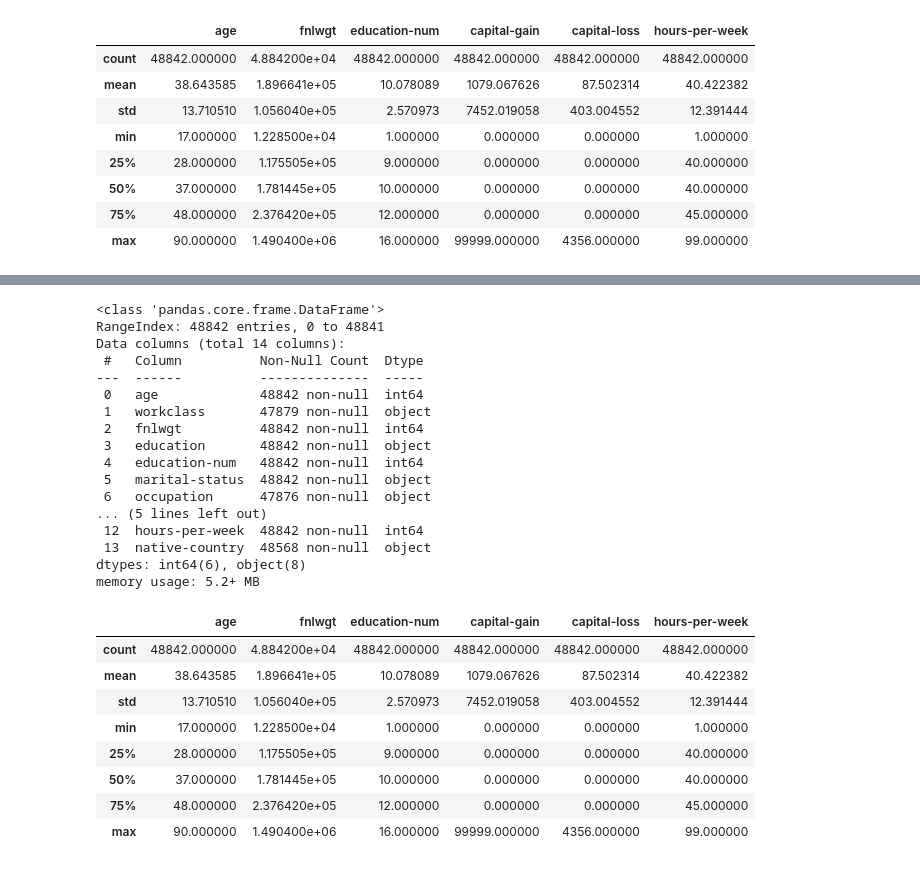
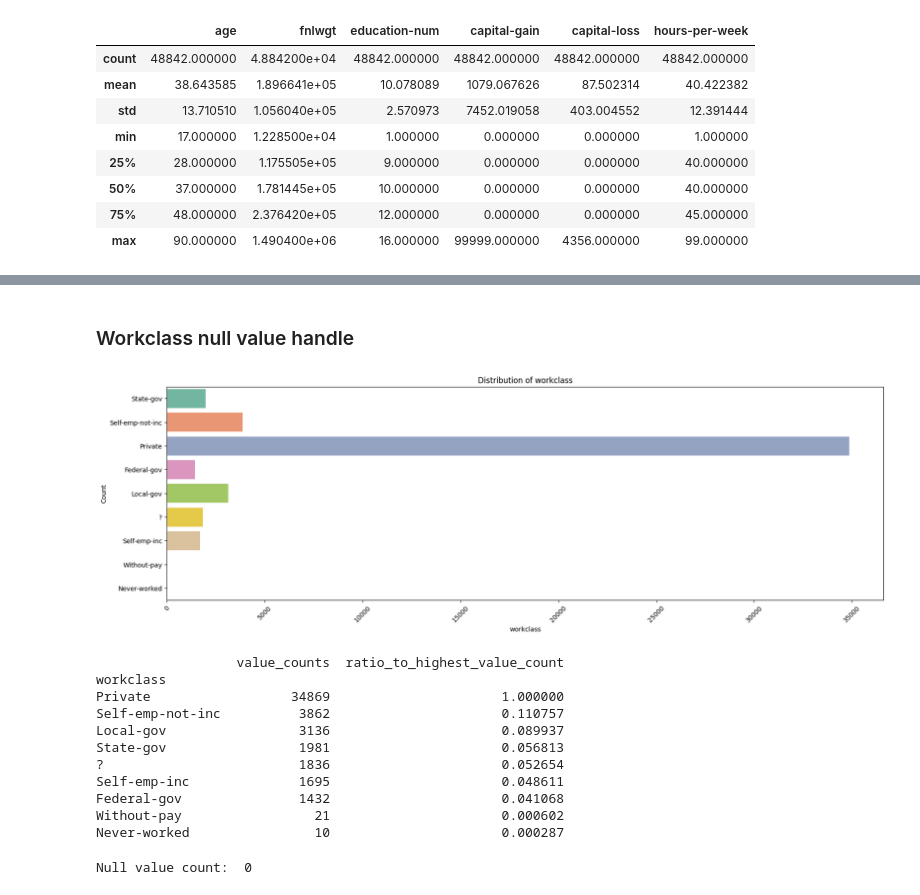
Before and after one commit to JanakaDilshanSendnayake/ML-Coursework, a Jupyter notebook: Data Preprocessing.ipynb, the cells around one changed output, grey strips where cells are left out. Saved outputs shown, nothing was run; the diff lists cells and outputs as text; code cells hidden in the pictures.

```diff
--- a/Data Preprocessing.ipynb
+++ b/Data Preprocessing.ipynb
@@ -113,32 +134,44 @@ Index(['age', 'workclass', 'fnlwgt', 'education', 'education-num',
-# %%
-X.info()
-# %% [output]
-<class 'pandas.core.frame.DataFrame'>
-RangeIndex: 48842 entries, 0 to 48841
-Data columns (total 14 columns):
- #   Column          Non-Null Count  Dtype
----  ------          --------------  -----
- 0   age             48842 non-null  int64
- 1   workclass       47879 non-null  object
- 2   fnlwgt          48842 non-null  int64
- 3   education       48842 non-null  object
- 4   education-num   48842 non-null  int64
- 5   marital-status  48842 non-null  object
- 6   occupation      47876 non-null  object
-... (5 lines left out)
- 12  hours-per-week  48842 non-null  int64
- 13  native-country  48568 non-null  object
-dtypes: int64(6), object(8)
-memory usage: 5.2+ MB
-# %%
-X.describe()
-# %% [output]
-|  | age | fnlwgt | education-num | capital-gain | capital-loss | hours-per-week |
-| count | 48842.000000 | 4.884200e+04 | 48842.000000 | 48842.000000 | 48842.000000 | 48842.000000 |
-| mean | 38.643585 | 1.896641e+05 | 10.078089 | 1079.067626 | 87.502314 | 40.422382 |
-| std | 13.710510 | 1.056040e+05 | 2.570973 | 7452.019058 | 403.004552 | 12.391444 |
-| min | 17.000000 | 1.228500e+04 | 1.000000 | 0.000000 | 0.000000 | 1.000000 |
-| 25% | 28.000000 | 1.175505e+05 | 9.000000 | 0.000000 | 0.000000 | 40.000000 |
-| 50% | 37.000000 | 1.781445e+05 | 10.000000 | 0.000000 | 0.000000 | 40.000000 |
-| 75% | 48.000000 | 2.376420e+05 | 12.000000 | 0.000000 | 0.000000 | 45.000000 |
-| max | 90.000000 | 1.490400e+06 | 16.000000 | 99999.000000 | 4356.000000 | 99.000000 |
+# %%
+def value_counts_(selected_column):
+    # Get value counts
+    value_counts = selected_column.value_counts()
+    # Get the maximum count
+    max_count = value_counts.max()
+    # Calculate the ratio of the highest count for each value
+    ratio_highest_count = value_counts / max_count
+    # Combine value counts and ratios into a DataFrame
+    result_df = pd.DataFrame({'value_counts': value_counts, 'ratio_to_highest_value_count': ratio_highest_count})
+    print(result_df)
+# %% [markdown]
+### Workclass null value handle
+# %%
+plt.figure(figsize=(20, 6))
+sns.countplot(y=df['workclass'], palette='Set2')
+plt.title(f'Distribution of workclass')
+plt.xlabel('workclass')
+plt.ylabel('Count')
+plt.xticks(rotation=45)
+plt.show()
+
+value_counts_(df['workclass'])
+# %% [output]
+[figure, added]
+                  value_counts  ratio_to_highest_value_count
+workclass
+Private                  34869                      1.000000
+Self-emp-not-inc          3862                      0.110757
+Local-gov                 3136                      0.089937
+State-gov                 1981                      0.056813
+?                         1836                      0.052654
+Self-emp-inc              1695                      0.048611
+Federal-gov               1432                      0.041068
+Without-pay                 21                      0.000602
+Never-worked                10                      0.000287
+# %%
+# Replace missing values with mode
+mode_value = df['workclass'].mode()[0]
+df['workclass'].fillna(mode_value, inplace=True)
+
+print('Null value count: ', df['workclass'].isnull().sum())
+# %% [output]
+Null value count:  0
```
Also changed, not shown: parts of 46 cells of this notebook.
